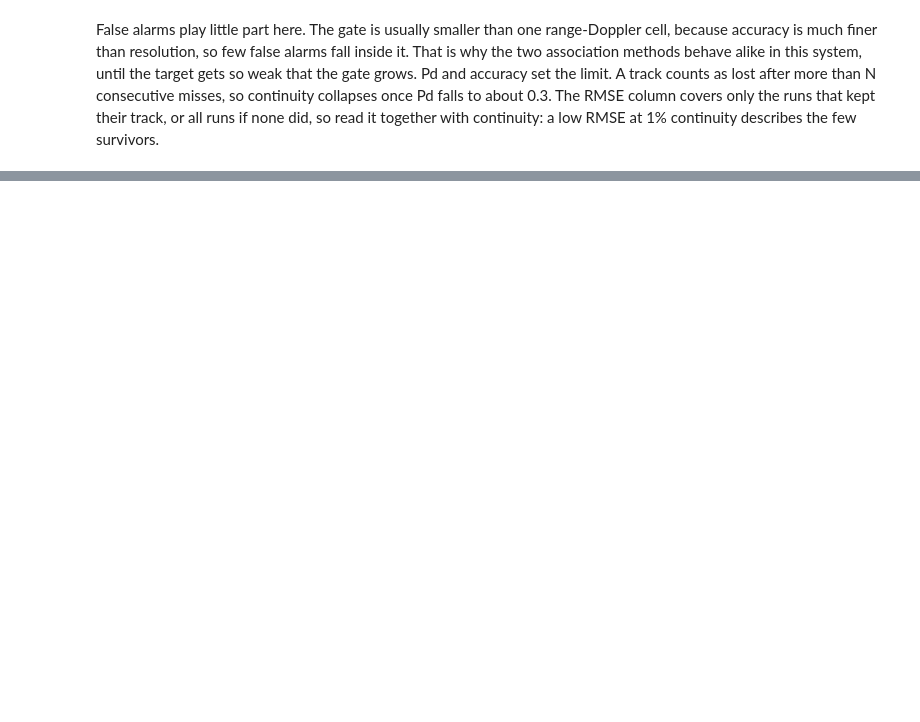
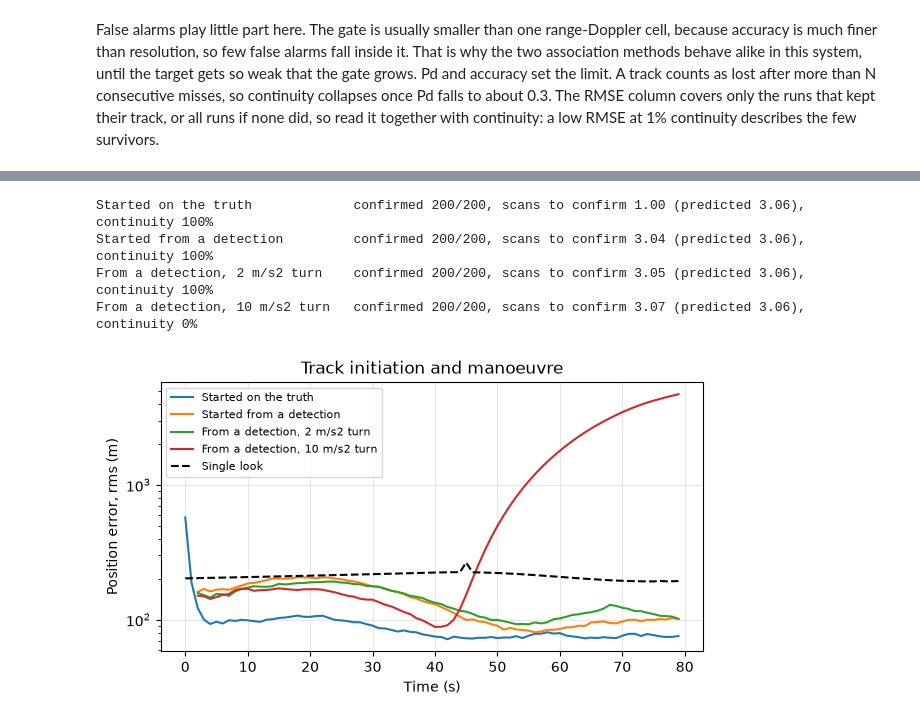
Before and after one commit to m0bien/Link_Budget, a Jupyter notebook: notebooks/05_tracker.ipynb, the cells around one changed output, grey strips where cells are left out. Cells and saved outputs as stored; diff of their text form; code cells hidden in the pictures; blank space fills up the shorter version.

```diff
--- a/notebooks/05_tracker.ipynb
+++ b/notebooks/05_tracker.ipynb
@@ -138,0 +147,22 @@ False alarms play little part here. The gate is usually smaller than one range-D
+# %%
+cases = {
+    "Started on the truth": s.with_value("monte_carlo.initiation", "on_truth"),
+    "Started from a detection": s,
+    "From a detection, 2 m/s2 turn": s.with_value("monte_carlo.manoeuvre_accel_m_s2", 2.0),
+    "From a detection, 10 m/s2 turn": s.with_value("monte_carlo.manoeuvre_accel_m_s2", 10.0),
+}
+fig, ax = plt.subplots(figsize=(7, 3.5))
+for name, case in cases.items():
+    x = run_link_budget(case)
+    m = run_tracker_monte_carlo(x.analyzer, x.tracker.trade.best_pfa)
+    ax.semilogy(m.time_s, m.rmse_position_m, label=name)
+    print(f"{name:32s} confirmed {m.confirmed_runs}/{m.runs}, scans to confirm {m.mean_scans_to_confirm:.2f} "
+          f"(predicted {x.tracker.mean_scans_to_confirm:.2f}), continuity {m.continuity:.0%}")
+ax.semilogy(m.time_s, m.single_look_position_m, "k--", label="Single look")
+ax.set(xlabel="Time (s)", ylabel="Position error, rms (m)", title="Track initiation and manoeuvre"); ax.legend(fontsize=8); ax.grid(alpha=0.3); plt.show()
+# %% [output]
+Started on the truth             confirmed 200/200, scans to confirm 1.00 (predicted 3.06), continuity 100%
+Started from a detection         confirmed 200/200, scans to confirm 3.04 (predicted 3.06), continuity 100%
+From a detection, 2 m/s2 turn    confirmed 200/200, scans to confirm 3.05 (predicted 3.06), continuity 100%
+From a detection, 10 m/s2 turn   confirmed 200/200, scans to confirm 3.07 (predicted 3.06), continuity 0%
+[figure, added]
```
Also changed, not shown: parts of 3 cells of this notebook, 19 other files.
